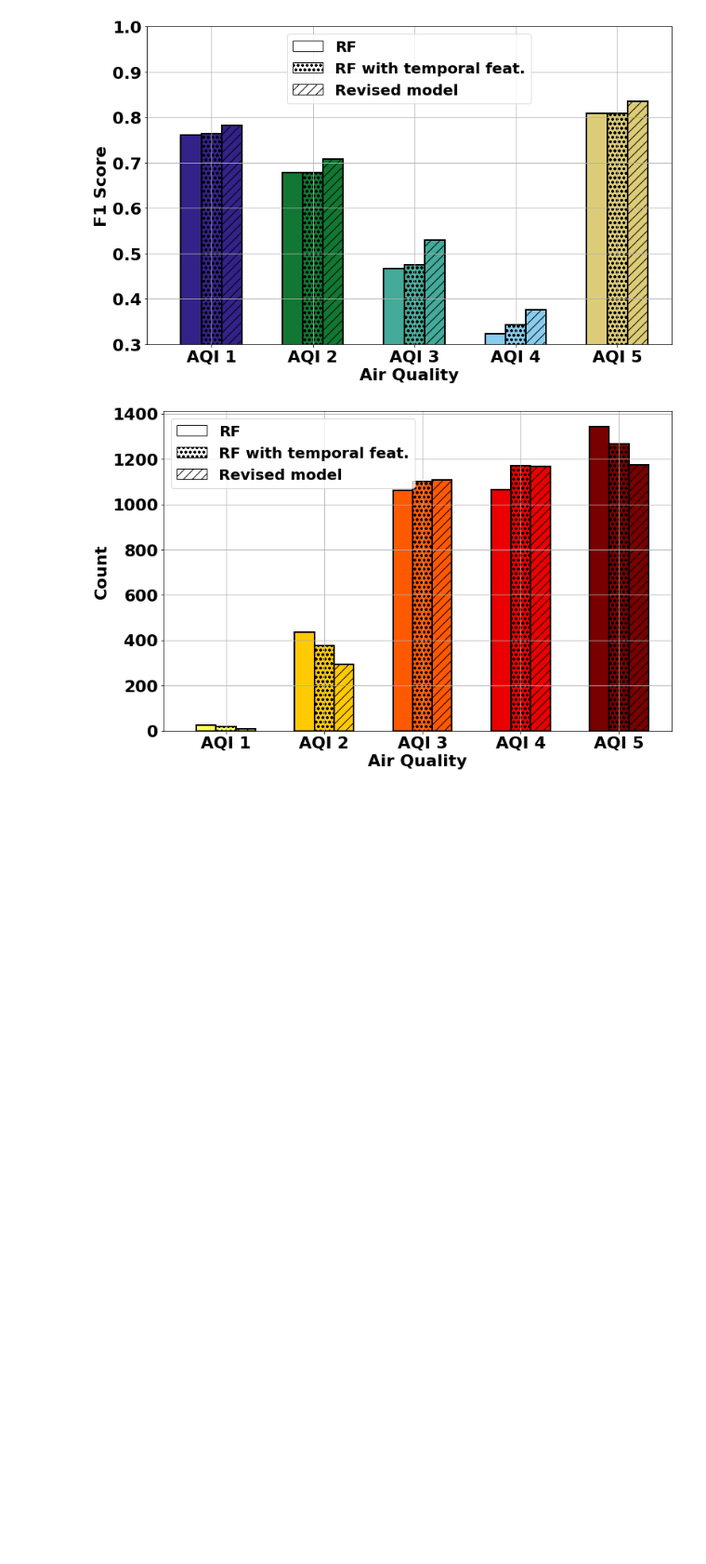
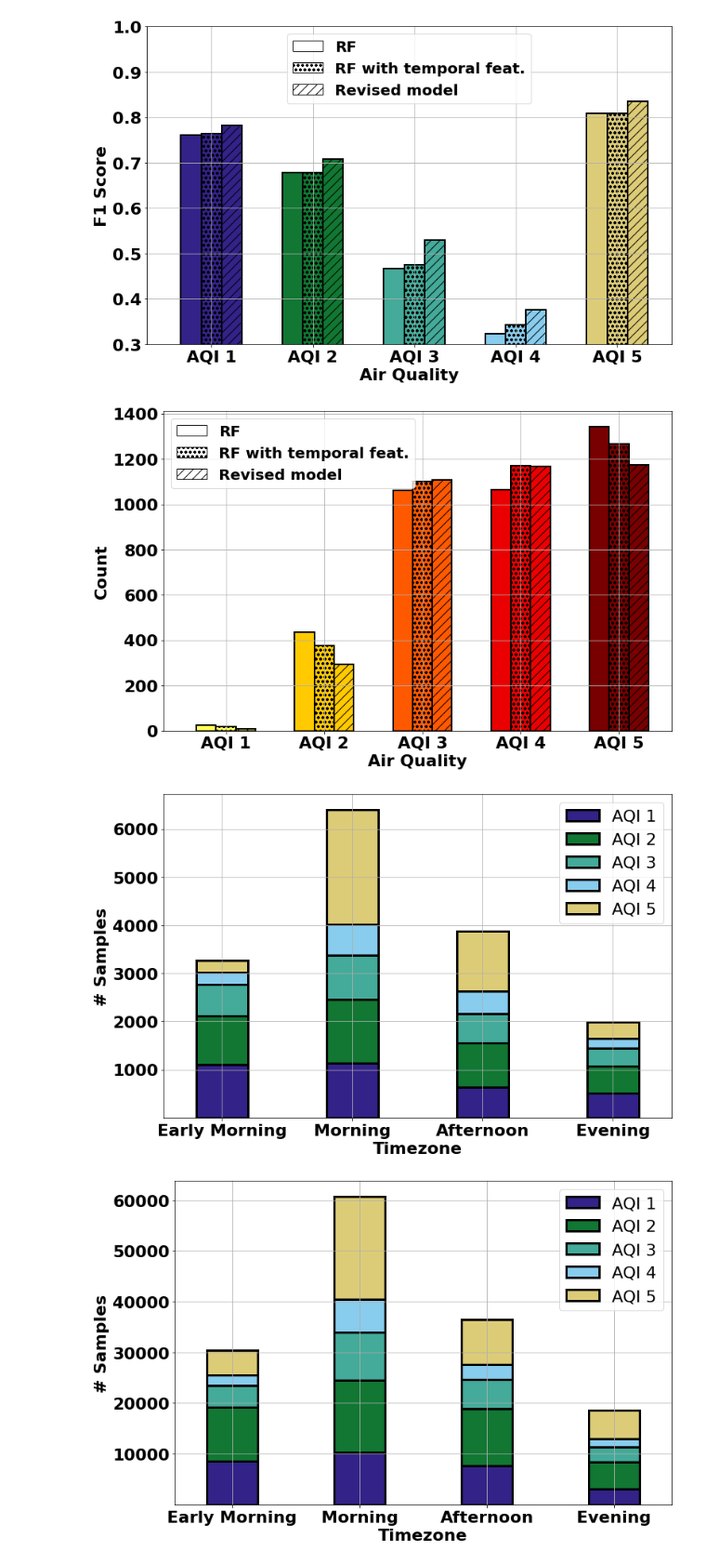
Before and after one commit to prasenjit52282/AQuaMoHo, a Jupyter notebook: plot.ipynb, the cells around one changed output. Shown: that part at 93% size. Cells and saved outputs as stored; diff of their text form; code cells hidden in the pictures; blank space fills up the shorter version.

Commit message:
time wise data distribution plot is added

```diff
--- a/plot.ipynb
+++ b/plot.ipynb
@@ -495,0 +547,6 @@ fig.savefig("./logs/figs/delhi_aqi4_miss.png")
+# %%
+fig_dgp=plot_time_wise_data_dist("Dgp")
+fig_delhi=plot_time_wise_data_dist("Delhi")
+# %% [output]
+[figure, added]
+[figure, added]
```
Also changed, not shown: parts of 1 cell of this notebook, 2 other files.
